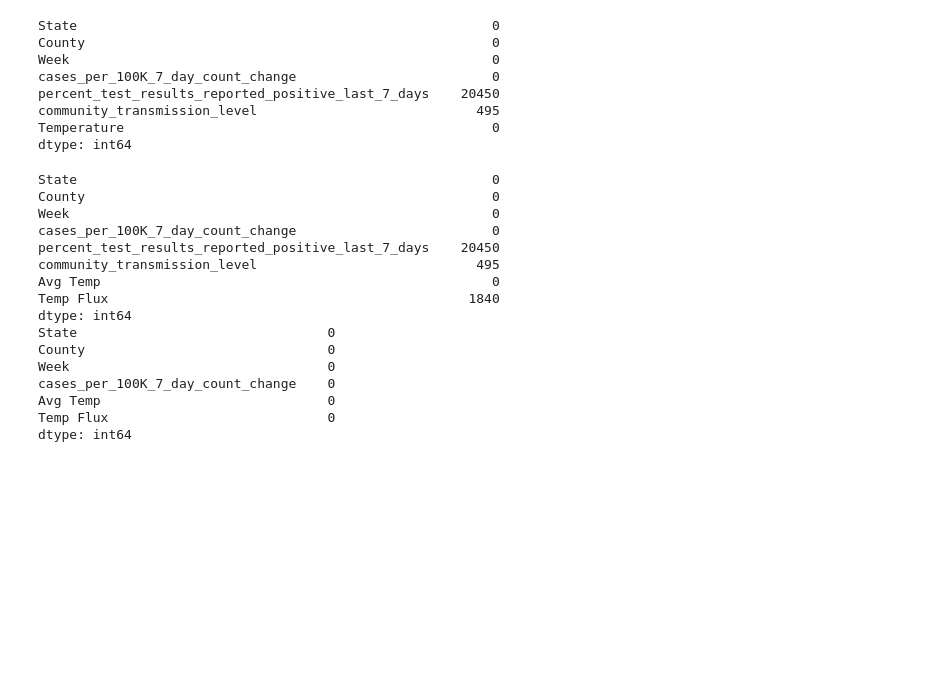
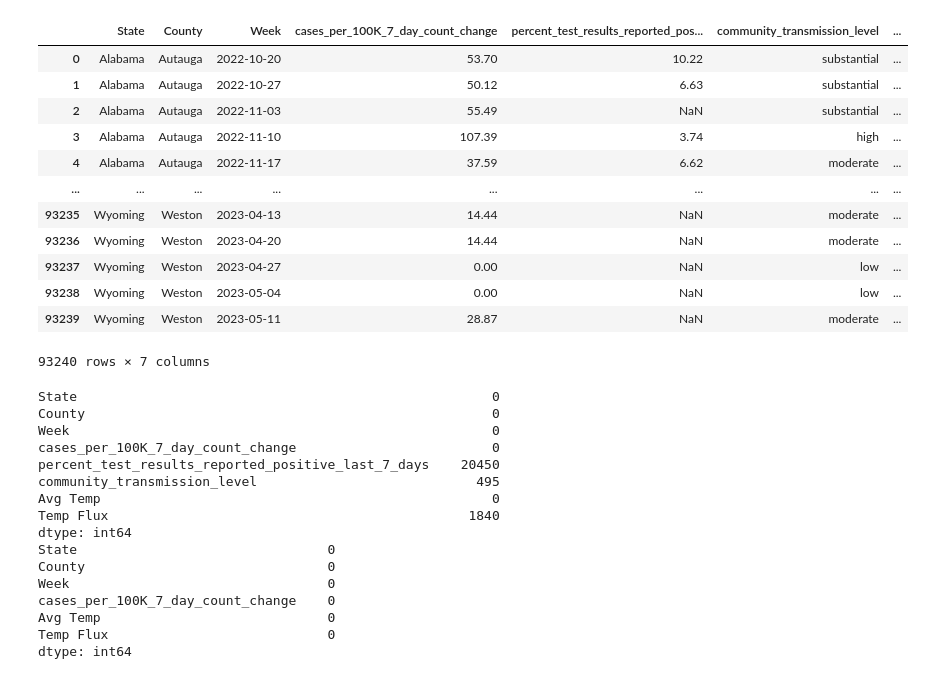
Before and after one commit to iiqueenizzy13/AbtGlobal_1B, a Jupyter notebook: covidweather_dataframe.ipynb, the cells around one changed output. Cells and saved outputs as stored; diff of their text form; code cells hidden in the pictures; blank space fills up the shorter version.

```diff
--- a/covidweather_dataframe.ipynb
+++ b/covidweather_dataframe.ipynb
@@ -49,23 +50,27 @@ sorted_df2.to_csv('sortedweather.csv', index=False)
 # %%
 # Merge the two datasets into a new dataset on the county column
 # The new df is sorted by the County column
 df = pd.merge(sorted_df1, sorted_df2, on=['State', 'County', 'Week'], how='inner')
 
 # Drop FIPS, fips_code and state_abbr columns since they are unnecessary and repeating
 df = df.drop(columns=['FIPS', 'fips_code', 'state_abbr'])
 
 #print(df.head(130))
-#display(df)
-print(df.isnull().sum())
+display(df)
 # %% [output]
+|  | State | County | Week | cases_per_100K_7_day_count_change | percent_test_results_reported_pos... | community_transmission_level | ... |
+| 0 | Alabama | Autauga | 2022-10-20 | 53.70 | 10.22 | substantial | ... |
+| 1 | Alabama | Autauga | 2022-10-27 | 50.12 | 6.63 | substantial | ... |
+| 2 | Alabama | Autauga | 2022-11-03 | 55.49 | NaN | substantial | ... |
+| 3 | Alabama | Autauga | 2022-11-10 | 107.39 | 3.74 | high | ... |
+| 4 | Alabama | Autauga | 2022-11-17 | 37.59 | 6.62 | moderate | ... |
+| ... | ... | ... | ... | ... | ... | ... | ... |
+| 93235 | Wyoming | Weston | 2023-04-13 | 14.44 | NaN | moderate | ... |
+| 93236 | Wyoming | Weston | 2023-04-20 | 14.44 | NaN | moderate | ... |
+| 93237 | Wyoming | Weston | 2023-04-27 | 0.00 | NaN | low | ... |
+| 93238 | Wyoming | Weston | 2023-05-04 | 0.00 | NaN | low | ... |
+| 93239 | Wyoming | Weston | 2023-05-11 | 28.87 | NaN | moderate | ... |
-State                                                     0
-County                                                    0
-Week                                                      0
-cases_per_100K_7_day_count_change                         0
-percent_test_results_reported_positive_last_7_days    20450
-community_transmission_level                            495
-Temperature                                               0
-dtype: int64
+93240 rows × 7 columns
 # %%
 #rename Temperature column to Avg Temp
 df.rename(columns={'Temperature': 'Avg Temp'}, inplace=True)
```
Also changed, not shown: parts of 4 cells of this notebook.
